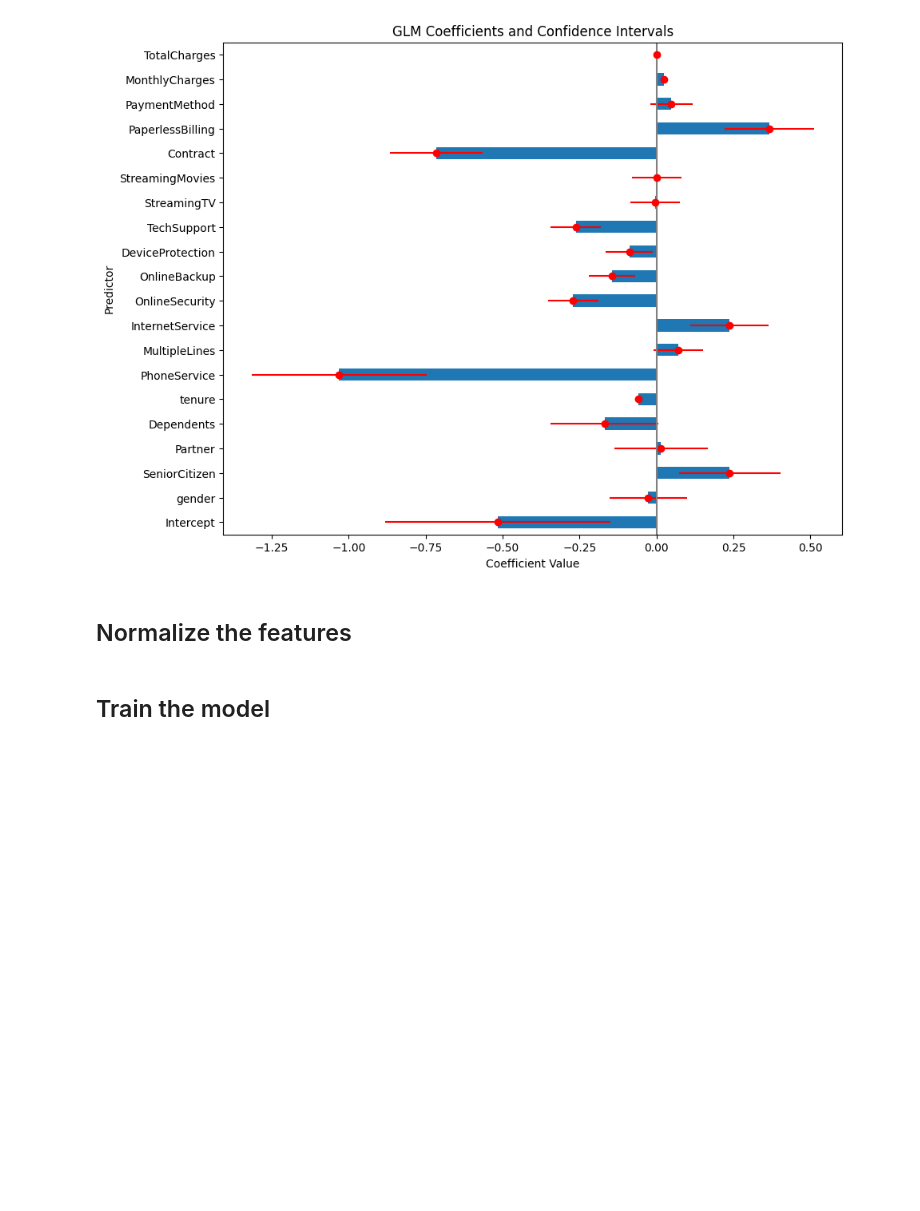
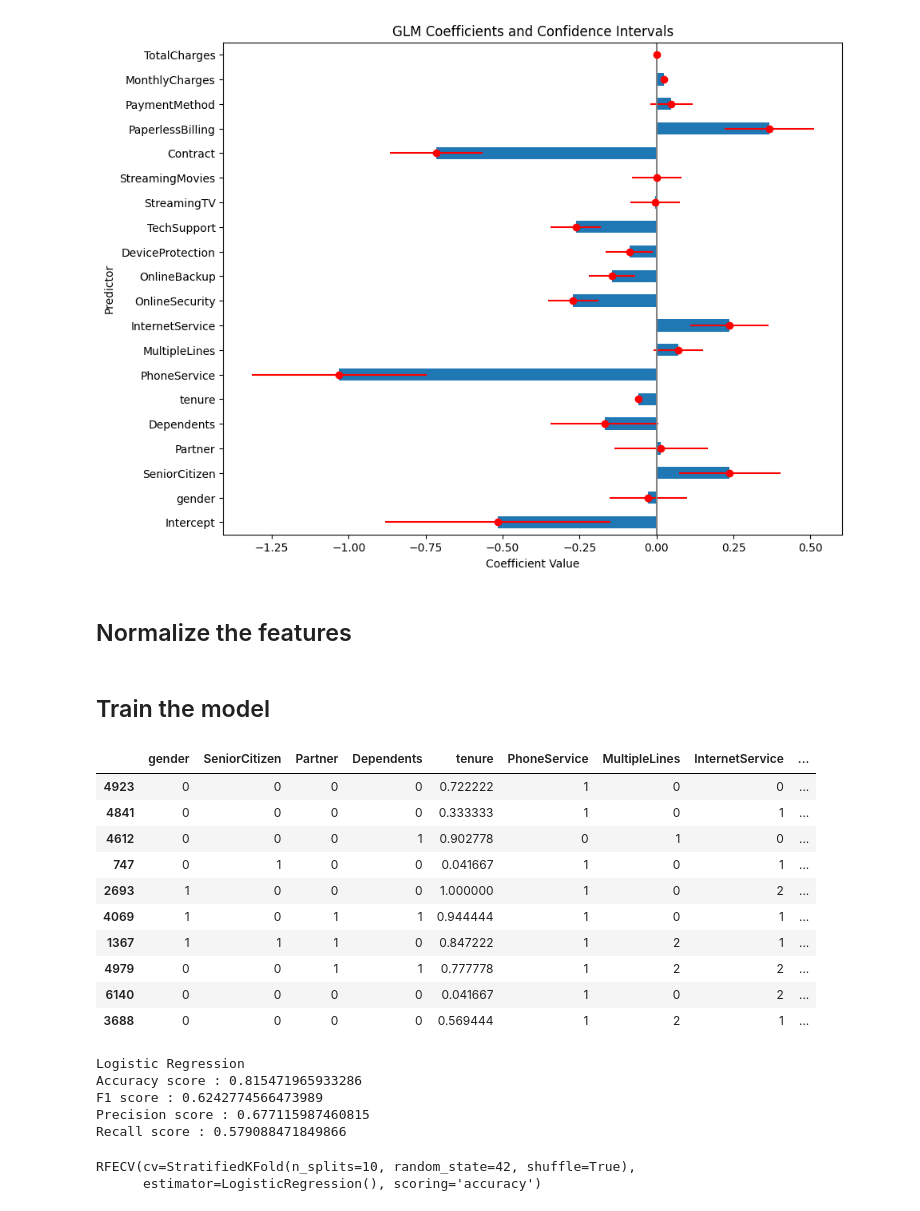
Before and after one commit to INCREDIBLE-AURNOB/Customer-Churn-Prediction, a Jupyter notebook: main.ipynb, the cells around one changed output. Drawn from its saved outputs; the diff is of its cells as text; code cells hidden in the pictures; blank space fills up the shorter version.

```diff
--- a/main.ipynb
+++ b/main.ipynb
@@ -357,0 +394,14 @@ normalize('TotalCharges')
+# %%
+df.sample(10)
+# %% [output]
+|  | gender | SeniorCitizen | Partner | Dependents | tenure | PhoneService | MultipleLines | InternetService | ... |
+| 4923 | 0 | 0 | 0 | 0 | 0.722222 | 1 | 0 | 0 | ... |
+| 4841 | 0 | 0 | 0 | 0 | 0.333333 | 1 | 0 | 1 | ... |
+| 4612 | 0 | 0 | 0 | 1 | 0.902778 | 0 | 1 | 0 | ... |
+| 747 | 0 | 1 | 0 | 0 | 0.041667 | 1 | 0 | 1 | ... |
+| 2693 | 1 | 0 | 0 | 0 | 1.000000 | 1 | 0 | 2 | ... |
+| 4069 | 1 | 0 | 1 | 1 | 0.944444 | 1 | 0 | 1 | ... |
+| 1367 | 1 | 1 | 1 | 0 | 0.847222 | 1 | 2 | 1 | ... |
+| 4979 | 0 | 0 | 1 | 1 | 0.777778 | 1 | 2 | 2 | ... |
+| 6140 | 0 | 0 | 0 | 0 | 0.041667 | 1 | 0 | 2 | ... |
+| 3688 | 0 | 0 | 0 | 0 | 0.569444 | 1 | 2 | 1 | ... |
@@ -357,0 +426,21 @@ normalize('TotalCharges')
+# %%
+# Running logistic regression model
+log_model = model_train(LogisticRegression, 'Logistic Regression')
+# %% [output]
+Logistic Regression
+Accuracy score : 0.815471965933286
+F1 score : 0.6242774566473989
+Precision score : 0.677115987460815
+Recall score : 0.579088471849866
+# %%
+## Doing feature selection
+from sklearn.feature_selection import RFECV
+from sklearn.model_selection import StratifiedKFold
+from sklearn.linear_model import LogisticRegression
+
+log=LogisticRegression()
+rfecv=RFECV(estimator=log,step=1,cv=StratifiedKFold(10,random_state=42,shuffle=True),scoring='accuracy')
+rfecv.fit(x, y)
+# %% [output]
+RFECV(cv=StratifiedKFold(n_splits=10, random_state=42, shuffle=True),
+      estimator=LogisticRegression(), scoring='accuracy')
```
Also changed, not shown: parts of 12 cells of this notebook.
